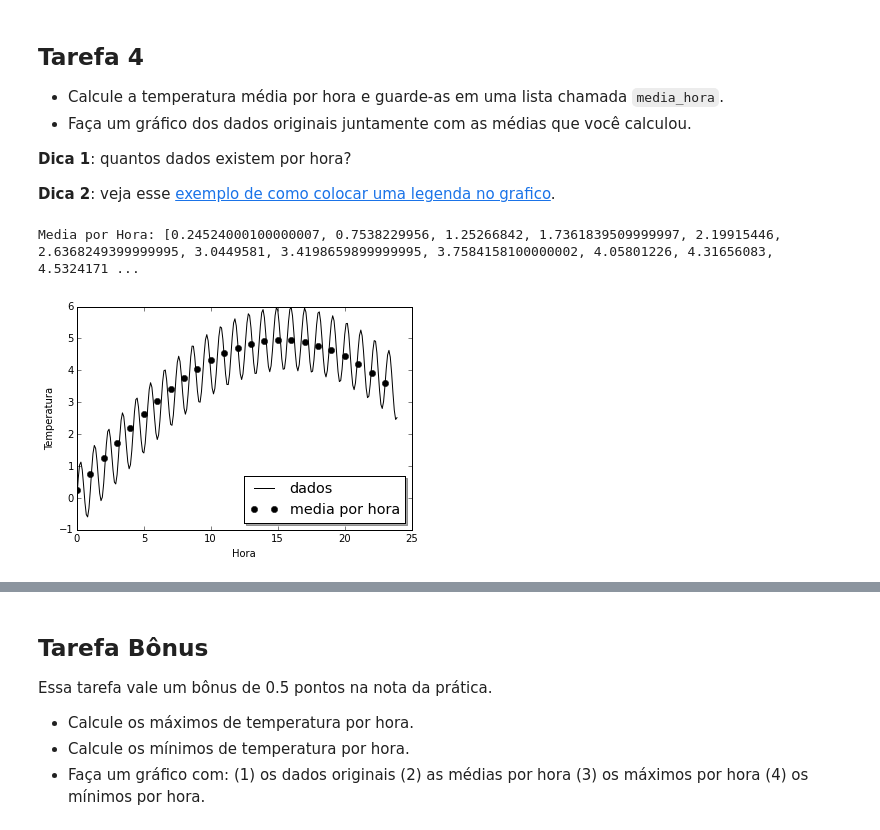
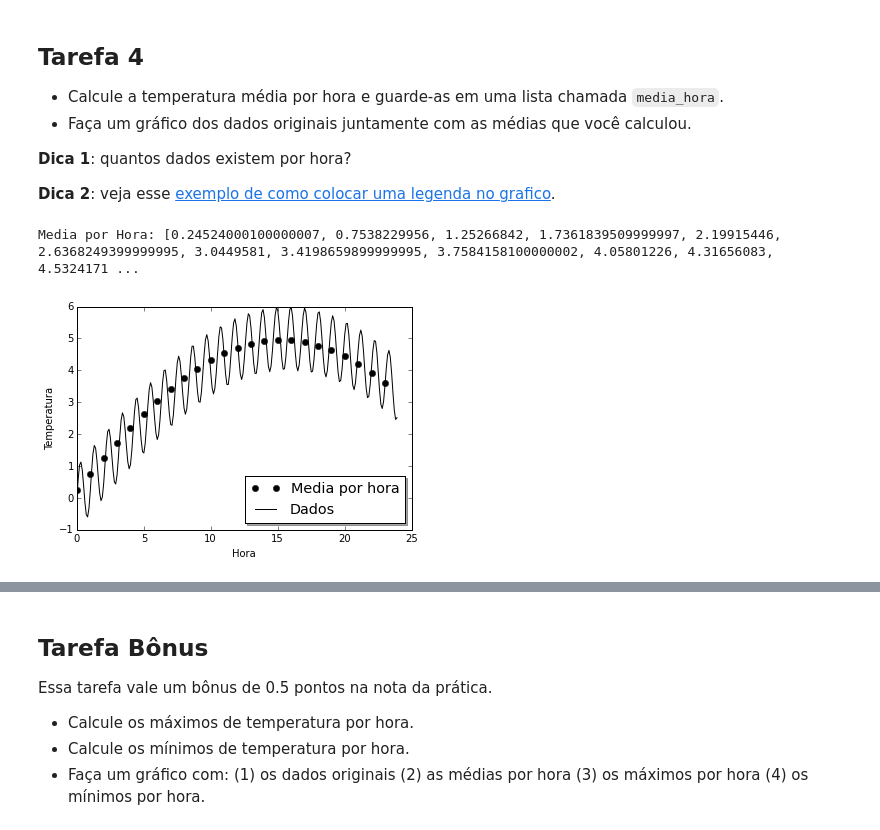
Before and after one commit to mat-esp-2015/python-intro-2-sniper, a Jupyter notebook: tarefa-intro-python-2.ipynb, the cells around one changed output, grey strips where cells are left out. Drawn from its saved outputs; the diff is of its cells as text; code cells hidden in the pictures.

```diff
--- a/tarefa-intro-python-2.ipynb
+++ b/tarefa-intro-python-2.ipynb
@@ -335,24 +332,25 @@ Minimo esta igual? True
 # %%
 media_hora = []
 for n in range (10, 250, 10):
-    soma_dezena = 0
+    somador = 0
     for i in range (n-10, n, 1):
-        soma_dezena = soma_dezena + dados[i]
-    media = soma_dezena/10
+        somador = somador + dados[i]
+    media = somador/10
     media_hora.append (media)
 print('Media por Hora:',media_hora)
 %matplotlib inline
 import matplotlib.pyplot as plt
 horas = range(0, 24)
 plt.figure ()
-plt.plot(tempos, dados, "-k", label = "dados")
+
 plt.xlabel ("Hora")
 plt.ylabel ("Temperatura")
-plt.plot(horas, media_hora, "ok", label = "media por hora")
+plt.plot(horas, media_hora, "ok", label = "Media por hora")
+plt.plot(tempos, dados, "-k", label = "Dados")
 legend = plt.legend (loc = 'lower right', shadow = True, fontsize = 'x-large')
 # %% [output]
 Media por Hora: [0.24524000100000007, 0.7538229956, 1.25266842, 1.7361839509999997, 2.19915446, 2.6368249399999995, 3.0449581, 3.4198659899999995, 3.7584158100000002, 4.05801226, 4.31656083, 4.5324171 ...
-[figure, old version]
+[figure, new version]
 # %% [markdown]
 ### Resultado esperado
 
```
Also changed, not shown: parts of 7 cells of this notebook.
